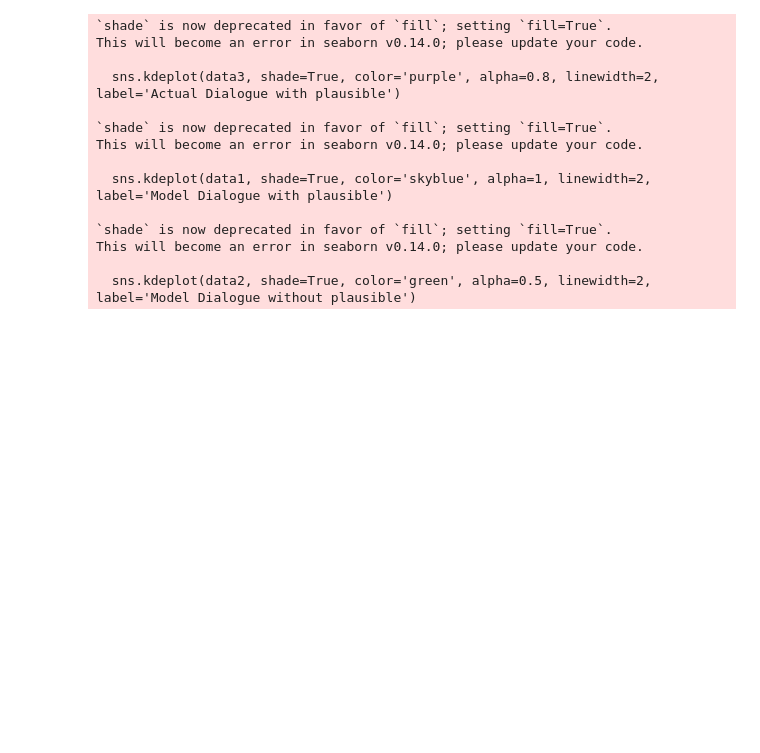
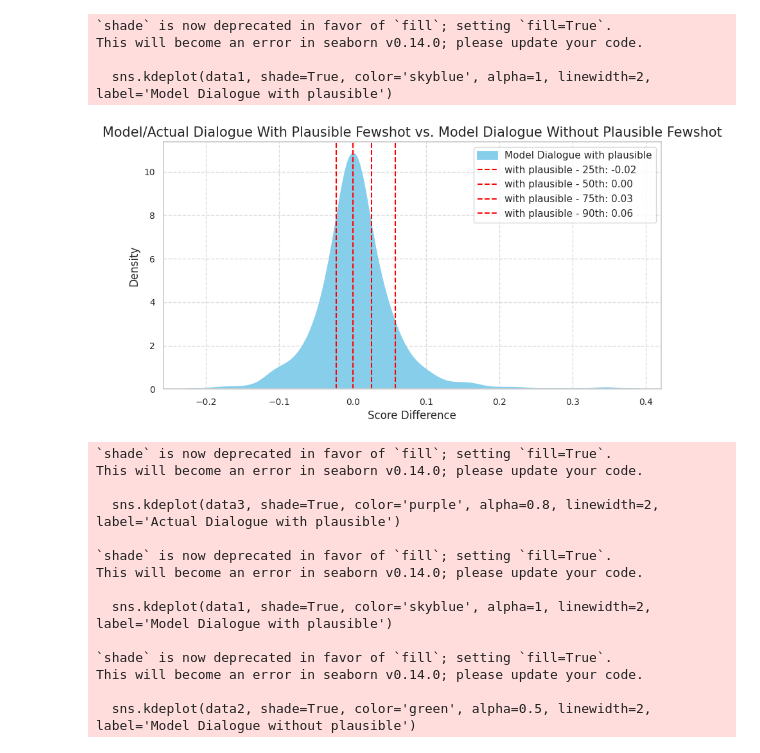
Before and after one commit to andyjliu/sotopia-diplomacy, a Jupyter notebook: src/data/intent_value/taskeval_v6/taskeval_sampling.ipynb, the cells around one changed output. Cells and saved outputs as stored; diff of their text form; code cells hidden in the pictures; blank space fills up the shorter version.

Commit message:
add actual move

```diff
--- a/src/data/intent_value/taskeval_v6/taskeval_sampling.ipynb
+++ b/src/data/intent_value/taskeval_v6/taskeval_sampling.ipynb
@@ -85,3 +126,44 @@ nactual_wcf_score = random.sample(actual_wcf_score, len(model_wcf_score))
+# %%
+import matplotlib.pyplot as plt
+import seaborn as sns
+import numpy as np
+
+# TODO: add comparison between human and actual movement
+# data1 = [d['scores'] for d in human_few_shot_score_dict if d['scores'] >= 0.06]
+data1 = [d['scores'] for d in actual_wcf_score]
+# data2 = [d['scores'] for d in nmodel_wocf_score]
+# data3 = [d['scores'] for d in nactual_wcf_score if d['scores'] >= 0.00]
+
+sns.set(style="whitegrid")
+
+# 密度图
+plt.figure(figsize=(10, 5))
+# sns.kdeplot(data3, shade=True, color='purple', alpha=0.8, linewidth=2, label='Actual Dialogue with plausible')
+sns.kdeplot(data1, shade=True, color='skyblue', alpha=1, linewidth=2, label='Model Dialogue with plausible')
+# sns.kdeplot(data2, shade=True, color='green', alpha=0.5, linewidth=2, label='Model Dialogue without plausible')
+
+# 计算并标记分位点
+percentiles = [25, 50, 75, 90]
+for percentile in percentiles:
+    score1 = np.percentile(data1, percentile)
+    plt.axvline(x=score1, color='red', linestyle='--', label=f'with plausible - {percentile}th: {score1:.2f}')
+    # score2 = np.percentile(data2, percentile)
+    # plt.axvline(x=score2, color='purple', linestyle='--', label=f'without plausible - {percentile}th: {score2:.2f}')
+
+plt.title('Model/Actual Dialogue With Plausible Fewshot vs. Model Dialogue Without Plausible Fewshot', fontsize=15)
+plt.xlabel('Score Difference', fontsize=12)
+plt.ylabel('Density', fontsize=12)
+plt.xticks(fontsize=10)
+plt.yticks(fontsize=10)
+plt.grid(True, linestyle='--', alpha=0.7)
+plt.legend()
+plt.show()
+# %% [output]
+`shade` is now deprecated in favor of `fill`; setting `fill=True`.
+This will become an error in seaborn v0.14.0; please update your code.
+
+  sns.kdeplot(data1, shade=True, color='skyblue', alpha=1, linewidth=2, label='Model Dialogue with plausible')
+[figure, added]
 # %%
 import matplotlib.pyplot as plt
 import seaborn as sns
```
Also changed, not shown: parts of 3 cells of this notebook, 3 other files.
